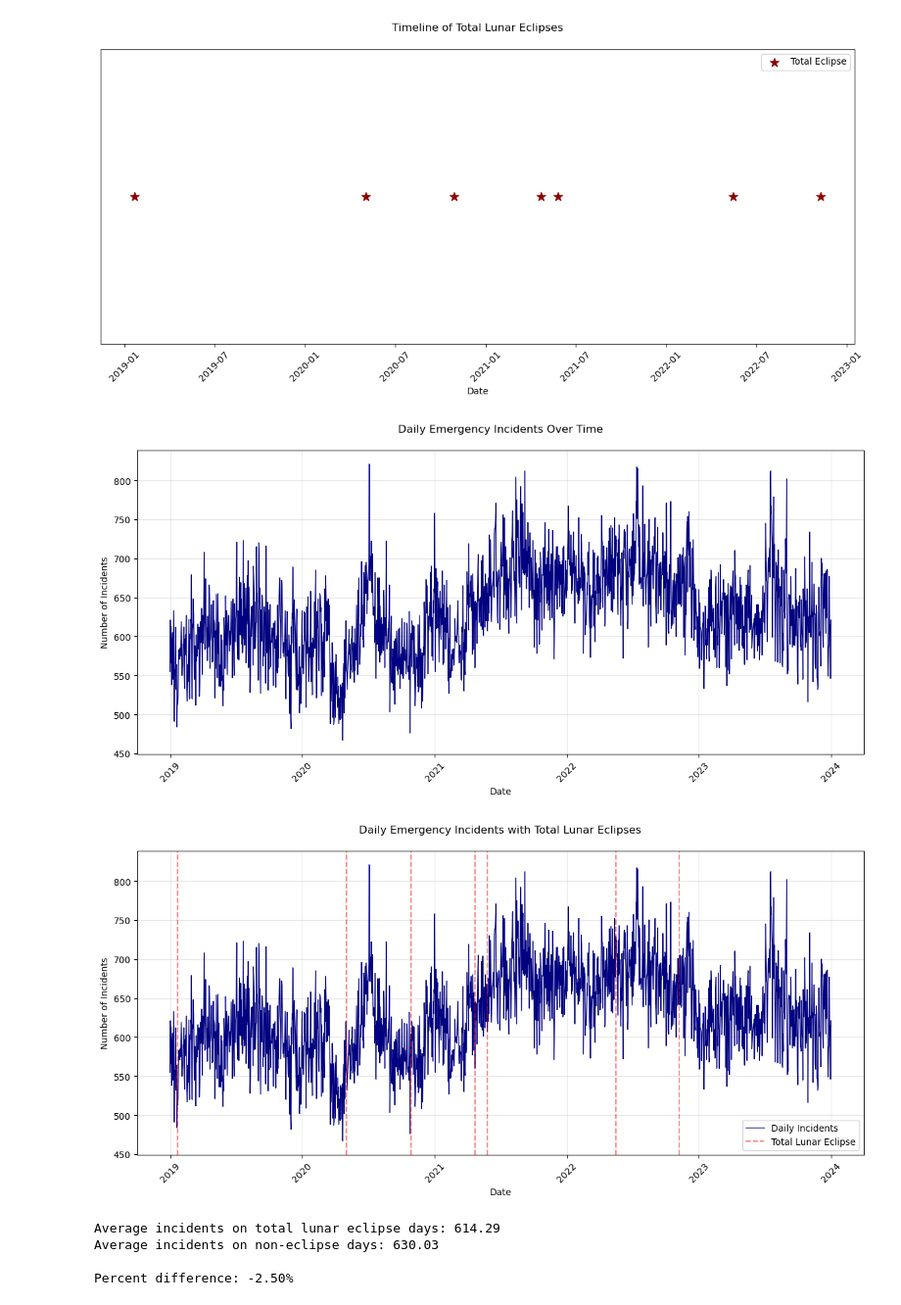
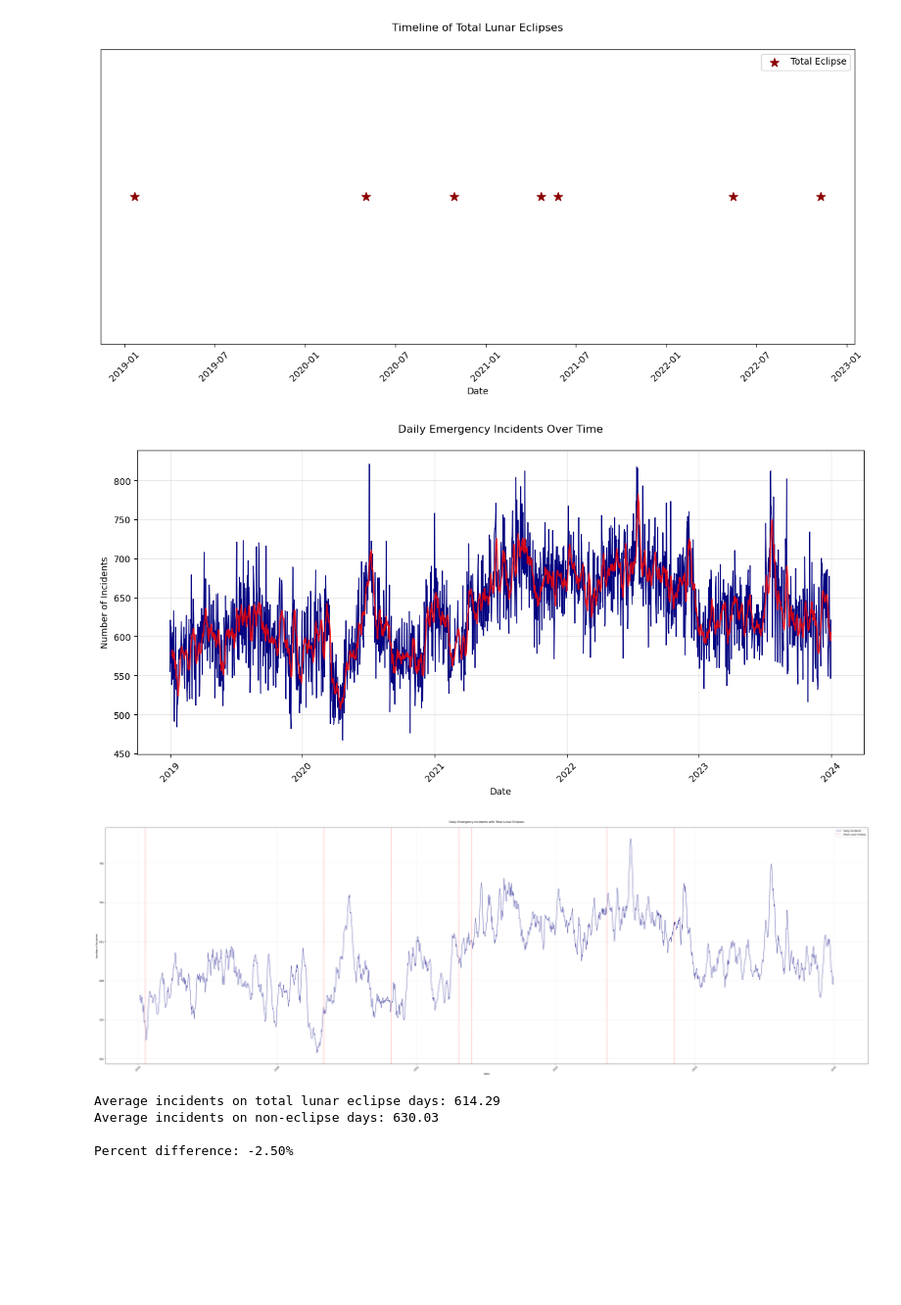
Before and after one commit to mattlundberg/Project-1, a Jupyter notebook: Total_Lunar_Eclipse.ipynb, the cells around one changed output. Shown at 98% size. Saved outputs shown, nothing was run; the diff lists cells and outputs as text; code cells hidden in the pictures; blank space fills up the shorter version.

Commit message:
Updating the Total Lunar Eclipse with better graph

```diff
--- a/Total_Lunar_Eclipse.ipynb
+++ b/Total_Lunar_Eclipse.ipynb
@@ -62,4 +62,5 @@ total_eclipse_series = total_eclipse_series[
 # Group by date and count accidents per day
 daily_accidents = emergency_df.groupby(
     emergency_df['REPORTED'].dt.date
-)['INCIDENT'].count()
+).size().reset_index(name="COUNT")
+display(daily_accidents.head())
@@ -97,13 +105,21 @@ plt.show()
 # Create a figure and axis
 plt.figure(figsize=(12, 6))
 
-
+daily_accidents["7-day-window"] = daily_accidents["COUNT"].rolling(window=7).mean()
 
 # Create the line plot
-plt.plot(daily_accidents.index,
-         daily_accidents.values,
+plt.plot(daily_accidents["REPORTED"],
+         daily_accidents["COUNT"],
          linewidth=1,
          color='navy')
+# Plot the 7-day rolling average
+plt.plot(daily_accidents['REPORTED'],
+         daily_accidents["7-day-window"],
+         linewidth=1.5,
+         color='red',
+         alpha=0.8,
+         label='7-day Rolling Average')
+
 
 # Customize the plot
 plt.title('Daily Emergency Incidents Over Time', pad=20)
@@ -122,50 +138,45 @@ plt.tight_layout()
 # Show the plot
 plt.show()
 # %% [output]
-[figure, old version]
+[figure, new version]
 # %%
 # Create a figure and axis
-plt.figure(figsize=(12, 6))
-
-# Group by date and count accidents per day
-daily_accidents = emergency_df.groupby(
-    emergency_df['REPORTED'].dt.date
-)['INCIDENT'].count()
+plt.figure(figsize=(20, 8))
 
 # Create the line plot for daily incidents
-plt.plot(daily_accidents.index,
-         daily_accidents.values,
+plt.plot(daily_accidents["REPORTED"],
+         daily_accidents["7-day-window"],
          linewidth=1,
          color='navy',
          label='Daily Incidents')
 
 # Plot total lunar eclipses as vertical lines
 for eclipse_date in total_eclipse_series['DateTime']:
     plt.axvline(x=eclipse_date.date(),
                 color='red',
                 linestyle='--',
                 alpha=0.5)
 
 # Customize the plot
 plt.title('Daily Emergency Incidents with Total Lunar Eclipses', pad=20)
 plt.xlabel('Date')
 plt.ylabel('Number of Incidents')
 
 # Add legend
 plt.legend(['Daily Incidents', 'Total Lunar Eclipse'])
 
 # Rotate x-axis labels for better readability
 plt.xticks(rotation=45)
 
 # Add grid for easier reading
 plt.grid(True, alpha=0.3)
 
 # Adjust layout to prevent label cutoff
 plt.tight_layout()
 
 # Show the plot
 plt.show()
 # %% [output]
-[figure, old version]
+[figure, new version]
 # %%
 # Convert daily_accidents to a DataFrame for easier analysis
```
Also changed, not shown: parts of 3 cells of this notebook, 1 other file.
